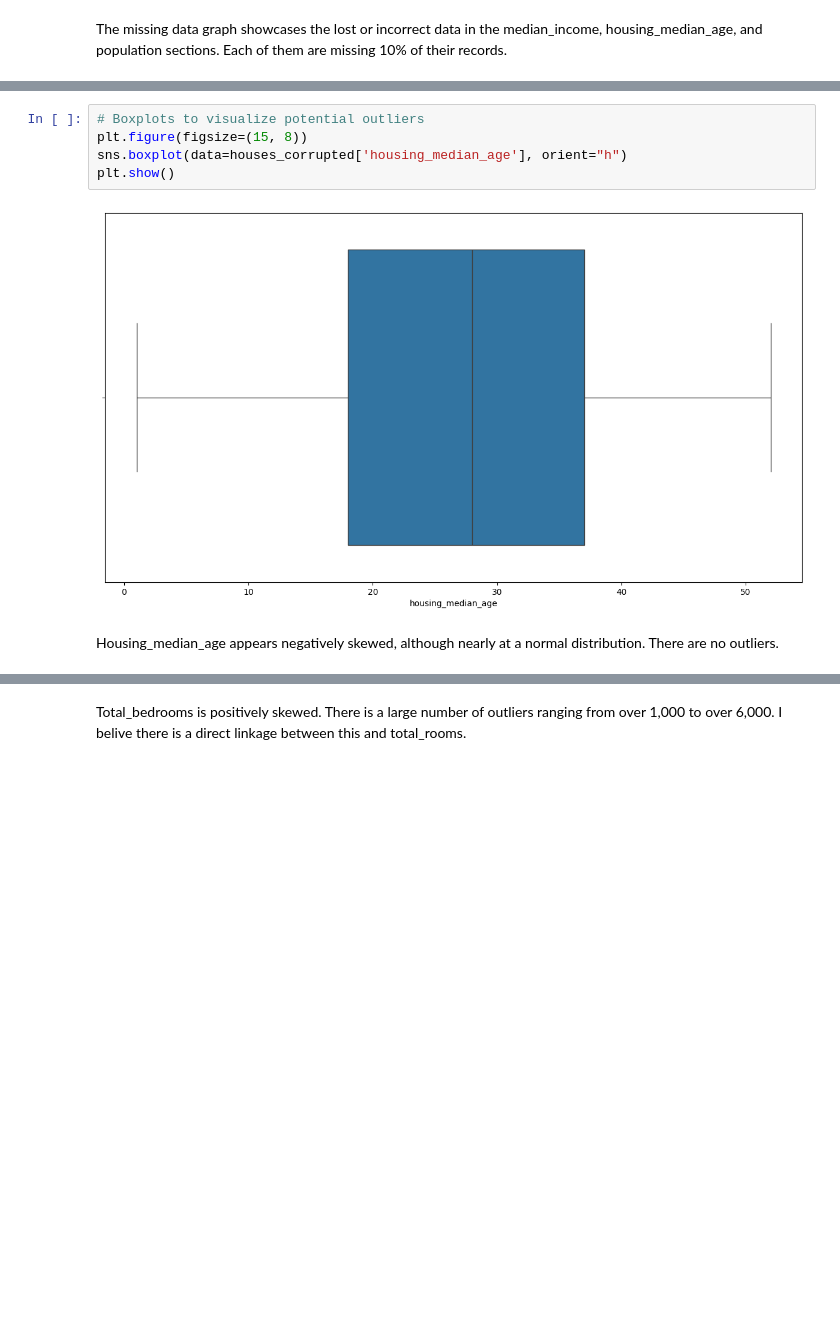
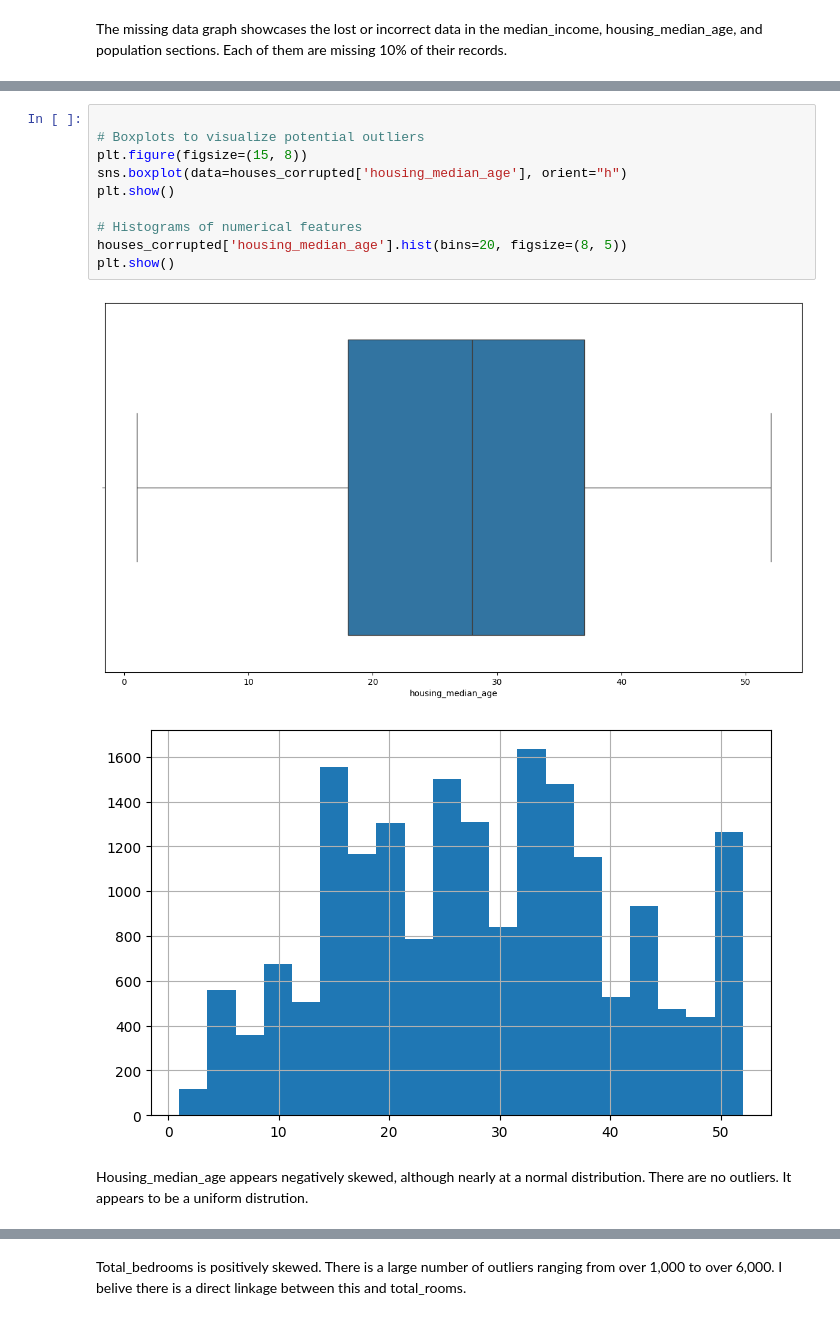
Before and after one commit to RDRWarrior/CSC1035_Java101, a Jupyter notebook: Coursework/CSC3831_Final_Assessment.ipynb, the cells around one changed output, grey strips where cells are left out. Saved outputs shown, nothing was run; the diff lists cells and outputs as text; blank space fills up the shorter version.

```diff
--- a/Coursework/CSC3831_Final_Assessment.ipynb
+++ b/Coursework/CSC3831_Final_Assessment.ipynb
@@ -97,13 +107,20 @@ There is a large number of outliers ranging from 8 to over 14.
 # %%
+
 # Boxplots to visualize potential outliers
 plt.figure(figsize=(15, 8))
 sns.boxplot(data=houses_corrupted['housing_median_age'], orient="h")
 plt.show()
+
+# Histograms of numerical features
+houses_corrupted['housing_median_age'].hist(bins=20, figsize=(8, 5))
+plt.show()
 # %% [output]
 [figure]
+[figure, added]
 # %% [markdown]
 Housing_median_age appears negatively skewed, although nearly at a normal distribution.
 There are no outliers.
+It appears to be a uniform distrution.
 # %%
 # Boxplots to visualize potential outliers
 plt.figure(figsize=(15, 8))
```
Also changed, not shown: parts of 11 cells of this notebook.
